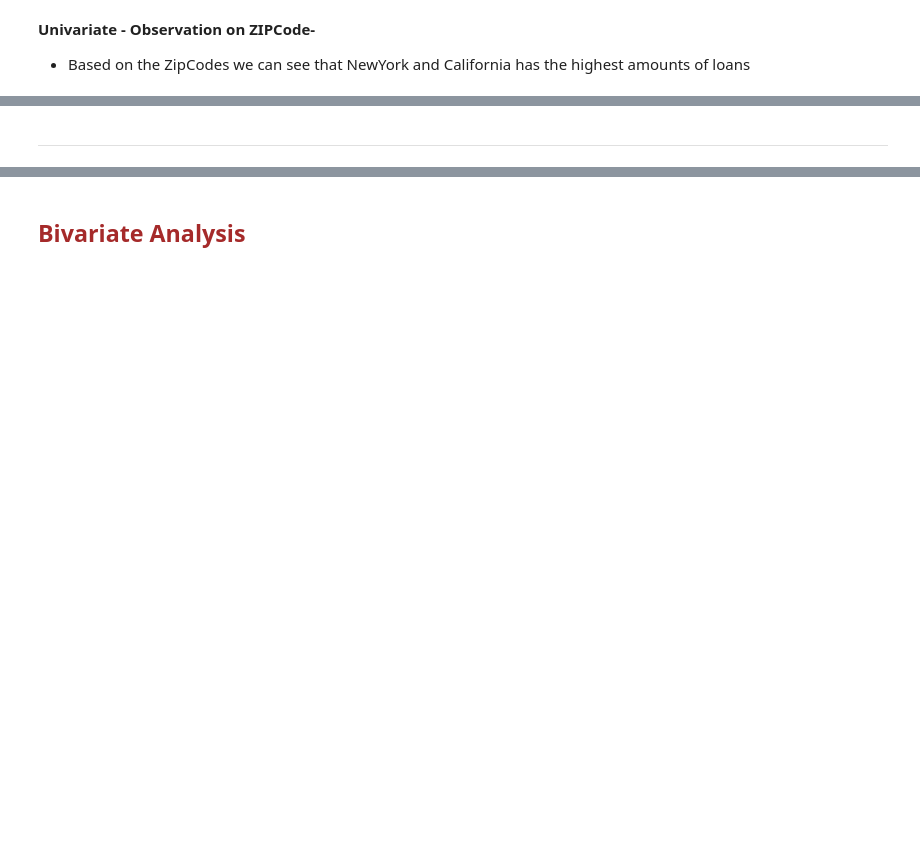
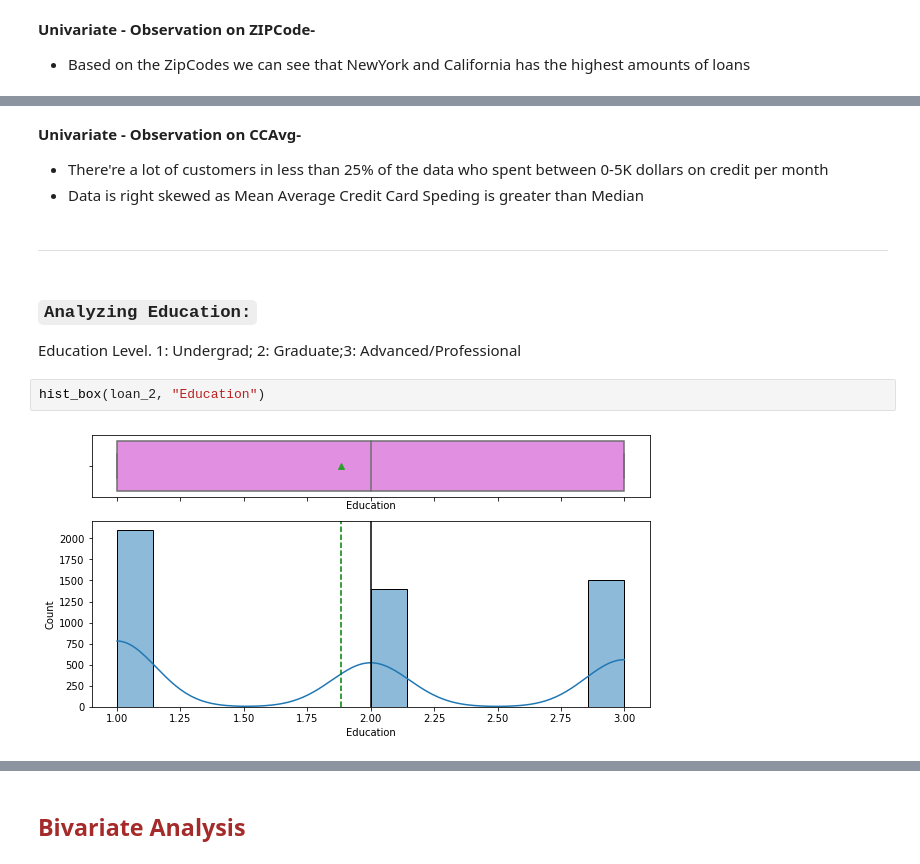
Before and after one commit to miricoder/projects, a Jupyter notebook: Supervised_Learning_Classification/Personal_Loan_Campaign.ipynb, the cells around one changed output, grey strips where cells are left out. Cells and saved outputs as stored; diff of their text form; blank space fills up the shorter version.

```diff
--- a/Supervised_Learning_Classification/Personal_Loan_Campaign.ipynb
+++ b/Supervised_Learning_Classification/Personal_Loan_Campaign.ipynb
@@ -360,2 +380,13 @@ dtype: int64
+# %% [markdown]
+**Univariate - Observation on CCAvg-**
+* There're a lot of customers in less than 25% of the data who spent between 0-5K dollars on credit per month
+* Data is right skewed as Mean Average Credit Card Speding is greater than Median
 # %% [markdown]
 ******************************************************************************************
+# %% [markdown]
+### `Analyzing Education:`
+  Education Level. 1: Undergrad; 2: Graduate;3: Advanced/Professional
+# %%
+hist_box(loan_2, "Education")
+# %% [output]
+[figure, added]
```
Also changed, not shown: parts of 78 cells of this notebook.
